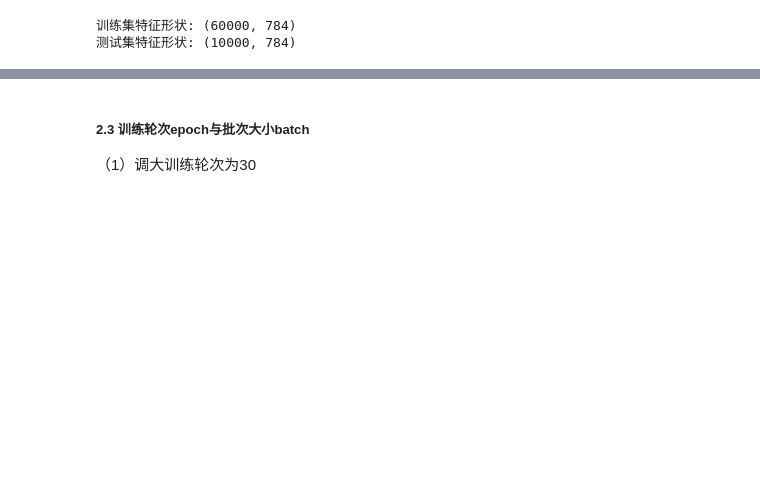
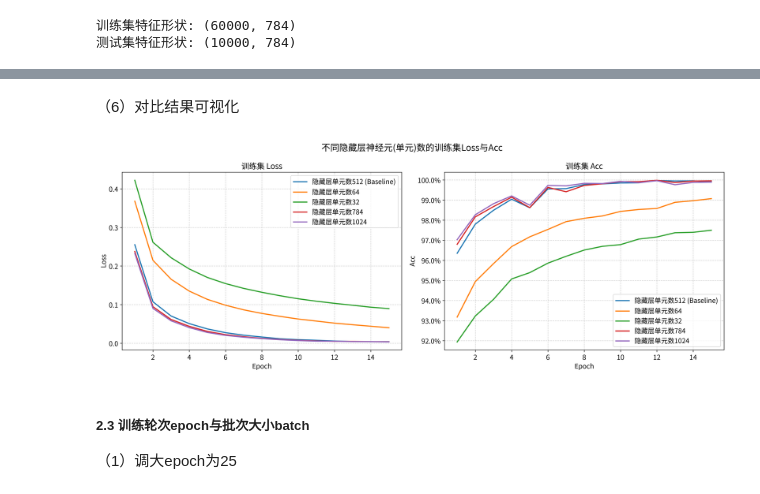
Before and after one commit to xiaoguangjin12345-dev/deep-learning, a Jupyter notebook: ex-1/ex-1.2.ipynb, the cells around one changed output, grey strips where cells are left out. Drawn from its saved outputs; the diff is of its cells as text; code cells hidden in the pictures; blank space fills up the shorter version.

```diff
--- a/ex-1/ex-1.2.ipynb
+++ b/ex-1/ex-1.2.ipynb
@@ -281,0 +484,7 @@ class HiddenNumNet(nn.Module):
+# %%
+model = HiddenNumNet(hidden_num = 64) # 将隐藏层单元数调整为64
+criterion = nn.CrossEntropyLoss() # 损失函数（交叉熵损失）
+optimizer = optim.RMSprop(model.parameters(), lr = 0.001) # 优化器
+
+train_result_df1 = train_model(model, epochs=15, batch = 128)
+train_result_df1.style.format({'Acc': '{:.2%}'}).hide(axis = 'index')
@@ -284,9 +529,8 @@ class HiddenNumNet(nn.Module):
 # %%
-model = HiddenNumNet(hidden_num = 64) # 定义模型
+model = HiddenNumNet(hidden_num = 32) # 将隐藏层单元数调整为32
 criterion = nn.CrossEntropyLoss() # 损失函数（交叉熵损失）
 optimizer = optim.RMSprop(model.parameters(), lr = 0.001) # 优化器
 
-loss_result = train_model(model, epochs=20, batch = 128)
-plot_loss_curve('Loss 收敛曲线 (隐藏层单元数为64)', loss_result)
-evaluate_model(model, batch=128)
+train_result_df2 = train_model(model, epochs=15, batch = 128)
+train_result_df2.style.format({'Acc': '{:.2%}'}).hide(axis = 'index')
 # %% [output]
@@ -318,9 +574,8 @@ evaluate_model(model, batch=128)
 # %%
-model = HiddenNumNet(hidden_num = 784) # 定义模型
+model = HiddenNumNet(hidden_num = 784) # 将隐藏层单元数调整为784
 criterion = nn.CrossEntropyLoss() # 损失函数（交叉熵损失）
 optimizer = optim.RMSprop(model.parameters(), lr = 0.001) # 优化器
 
-loss_result = train_model(model, epochs=20, batch = 128)
-plot_loss_curve('Loss 收敛曲线 (隐藏层单元数为784)', loss_result)
-evaluate_model(model, batch=128)
+train_result_df3 = train_model(model, epochs=15, batch = 128)
+train_result_df3.style.format({'Acc': '{:.2%}'}).hide(axis = 'index')
 # %% [output]
@@ -349,0 +619,7 @@ evaluate_model(model, batch=128)
+# %%
+model = HiddenNumNet(hidden_num = 1024) # 将隐藏层单元数调整为1024
+criterion = nn.CrossEntropyLoss() # 损失函数（交叉熵损失）
+optimizer = optim.RMSprop(model.parameters(), lr = 0.001) # 优化器
+
+train_result_df4 = train_model(model, epochs=15, batch = 128)
+train_result_df4.style.format({'Acc': '{:.2%}'}).hide(axis = 'index')
@@ -350,6 +662,19 @@ evaluate_model(model, batch=128)
+# %% [markdown]
+（6）对比结果可视化
+# %%
+compare_data = {
+    '隐藏层单元数512 (Baseline)': train_result_df,
+    '隐藏层单元数64': train_result_df1,
+    '隐藏层单元数32': train_result_df2,
+    '隐藏层单元数784': train_result_df3,
+    '隐藏层单元数1024': train_result_df4
+}
+plot_multiple_models_train_result(compare_data, title="不同隐藏层神经元(单元)数的训练集Loss与Acc")
+# %% [output]
+[figure, added]
 # %% [markdown]
 ##### 2.3 训练轮次epoch与批次大小batch
-（1）调大训练轮次为30
+（1）调大epoch为25
 # %%
 model = Net() # 定义模型
 criterion = nn.CrossEntropyLoss() # 损失函数（交叉熵损失）
```
Also changed, not shown: parts of 64 cells of this notebook.
